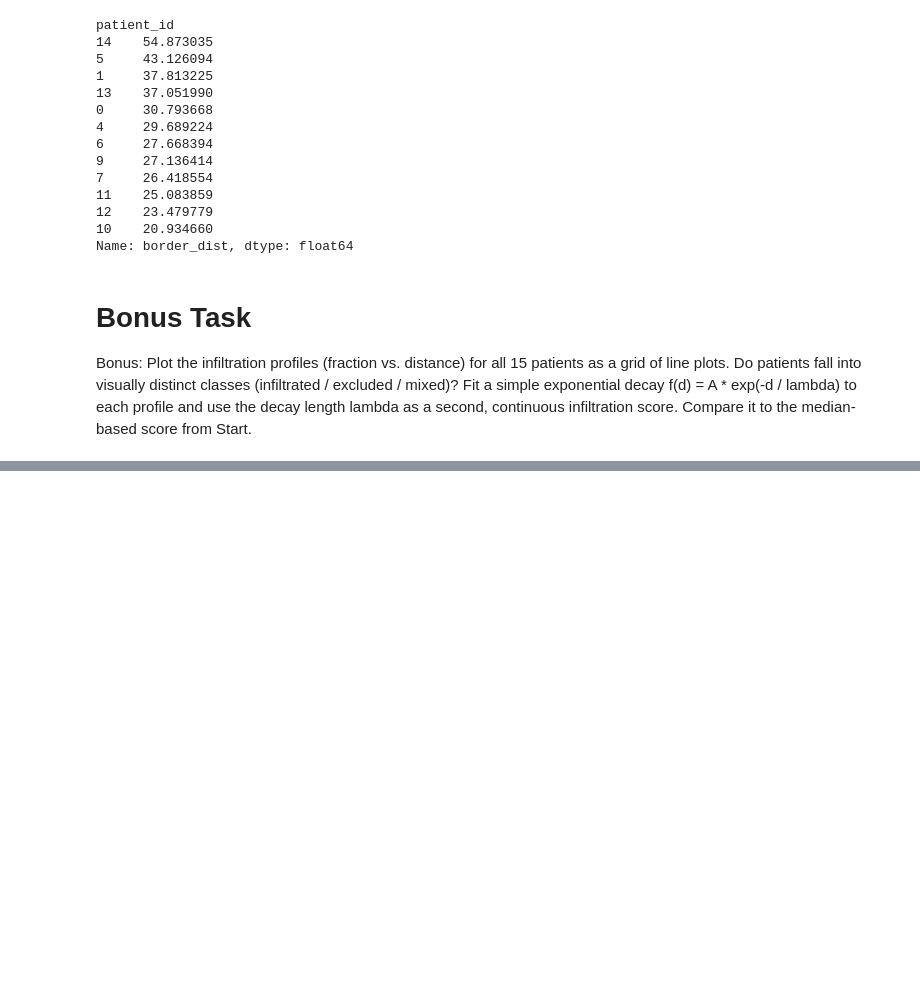
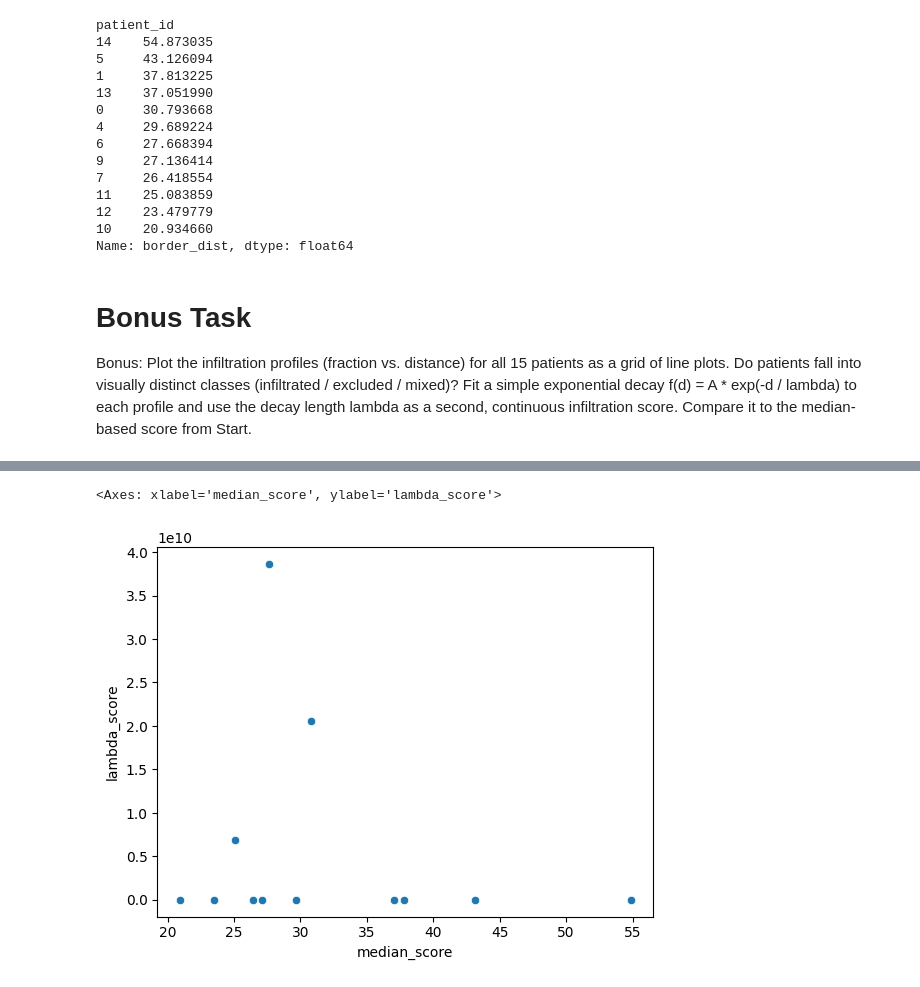
Before and after one commit to Karolcha100/Systems-Biology-Additional-Project, a Jupyter notebook: exercise-D1_one_patient.ipynb, the cells around one changed output, grey strips where cells are left out. Drawn from its saved outputs; the diff is of its cells as text; code cells hidden in the pictures; blank space fills up the shorter version.

```diff
--- a/exercise-D1_one_patient.ipynb
+++ b/exercise-D1_one_patient.ipynb
@@ -235,0 +274,10 @@ Compare it to the median-based score from Start.
+# %%
+comparison_df = pd.DataFrame({
+    'median_score': scores,
+    'lambda_score': pd.Series(lambdas)
+})
+
+sns.scatterplot(data=comparison_df, x='median_score', y='lambda_score')
+# %% [output]
+<Axes: xlabel='median_score', ylabel='lambda_score'>
+[figure, added]
```
Also changed, not shown: parts of 7 cells of this notebook.
